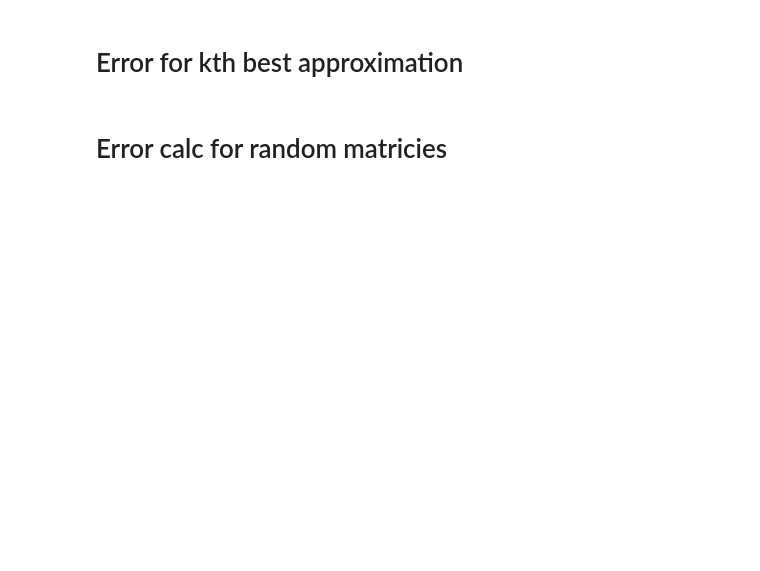
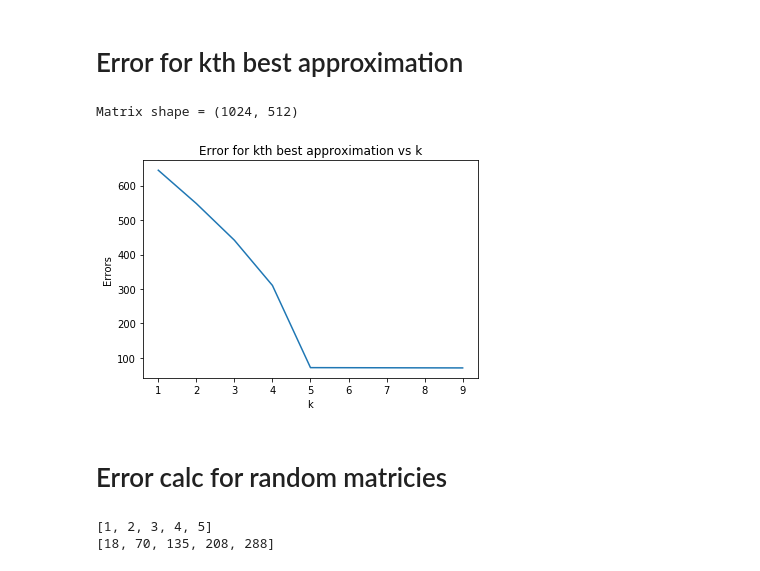
Before and after one commit to bkmi/RandLowRank, a Jupyter notebook: RandLowRank.ipynb, the cells around one changed output. Saved outputs shown, nothing was run; the diff lists cells and outputs as text; code cells hidden in the pictures; blank space fills up the shorter version.

```diff
--- a/RandLowRank.ipynb
+++ b/RandLowRank.ipynb
@@ -117,5 +123,17 @@ ax.legend()
 # %% [markdown]
 # Error for kth best approximation
+# %%
+# Create Matrix
+m = 2 ** 10
+n = 2 ** 9
+k_max = 5
+noise_std = 0.1
+
+A = contruct_rank_k_matrix(k_max, m, n)
+A += np.random.randn(*A.shape) * noise_std
+print(f"Matrix shape = {A.shape}")
+# %% [output]
+Matrix shape = (1024, 512)
 # %%
 def kth_best_approx(A, k):
     if k-1 < 0:
@@ -123,18 +141,16 @@ def kth_best_approx(A, k):
     u, s, vh = np.linalg.svd(A, full_matrices=False)
     return np.dot(u[:, :k] * s[:k], vh[:k, :])
 # %%
-m = 2 ** 10
-n = 2 ** 9
-A = contruct_rank_k_matrix(5, m, n)
-
-ks = [k for k in range(1, 8)]
+ks = [k for k in range(1, k_max + 5)]
 errors = [np.linalg.norm(A - kth_best_approx(A, k)) for k in ks]
 
 fig, ax = plt.subplots()
 ax.plot(ks, errors, label="")
 ax.set_title("Error for kth best approximation vs k")
 ax.set_xlabel("k")
-ax.set_ylabel("Errors")
+ax.set_ylabel("Errors");
+# %% [output]
+[figure, added]
 # %% [markdown]
 # Error calc for random matricies
 # %%
@@ -153,5 +169,14 @@ def u_tilde_k(c, k, A):
     return U_tilde_k
 # %%
 epsilon = 0.5
-cs = [int(np.ceil(calculate_c(k, n, epsilon))) for k in ks]
+k_min = 1
+ks = [k for k in range(k_min, k_max + 1)]
+# cs = [int(np.ceil(calculate_c(k, n, epsilon))) for k in ks]
+
 asym_cs = [int(np.ceil(calculate_asymptotic_c(k, n, epsilon))) for k in ks]
+errors = np.asarray([np.linalg.norm(A - kth_best_approx(A, k)) for k in ks])
+print(ks)
+print(asym_cs)
+# %% [output]
+[1, 2, 3, 4, 5]
+[18, 70, 135, 208, 288]
```
Also changed, not shown: parts of 18 cells of this notebook.
